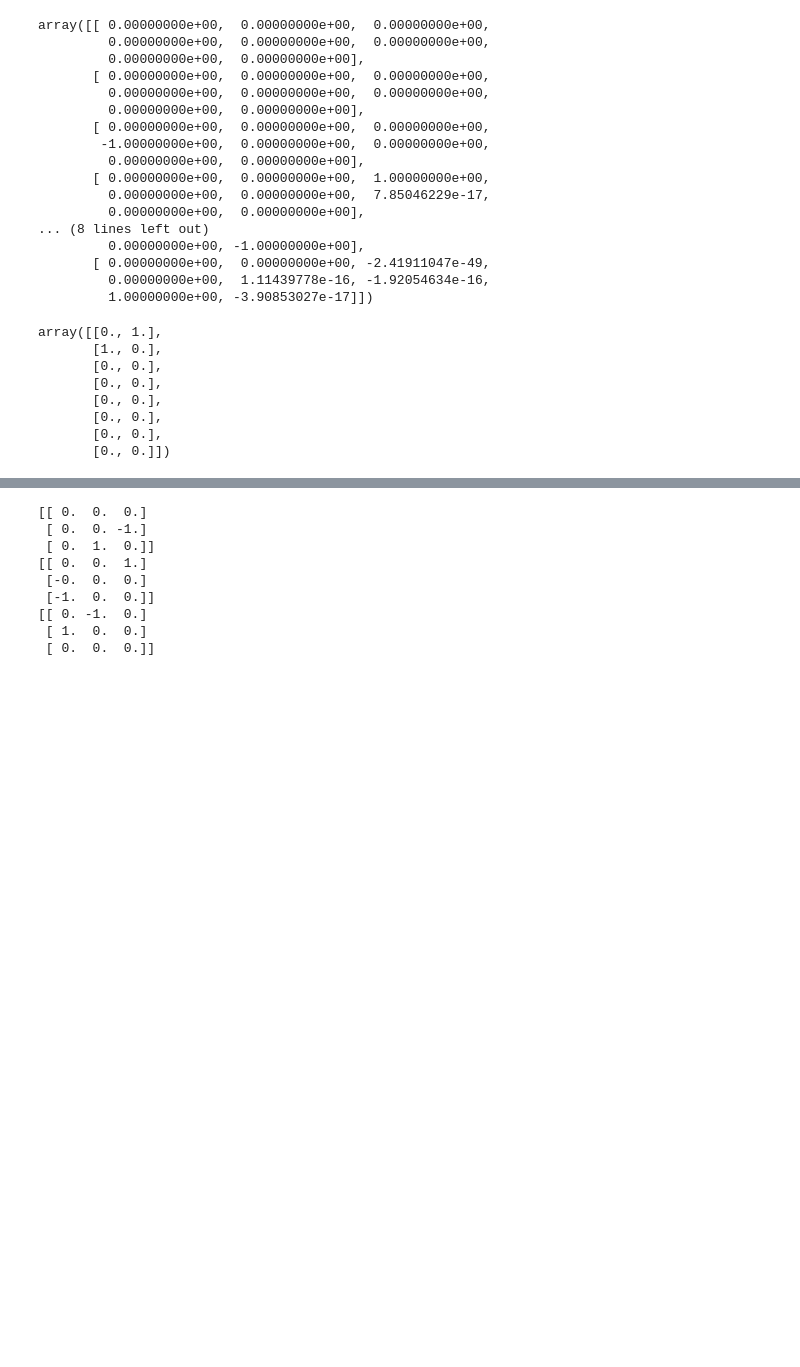
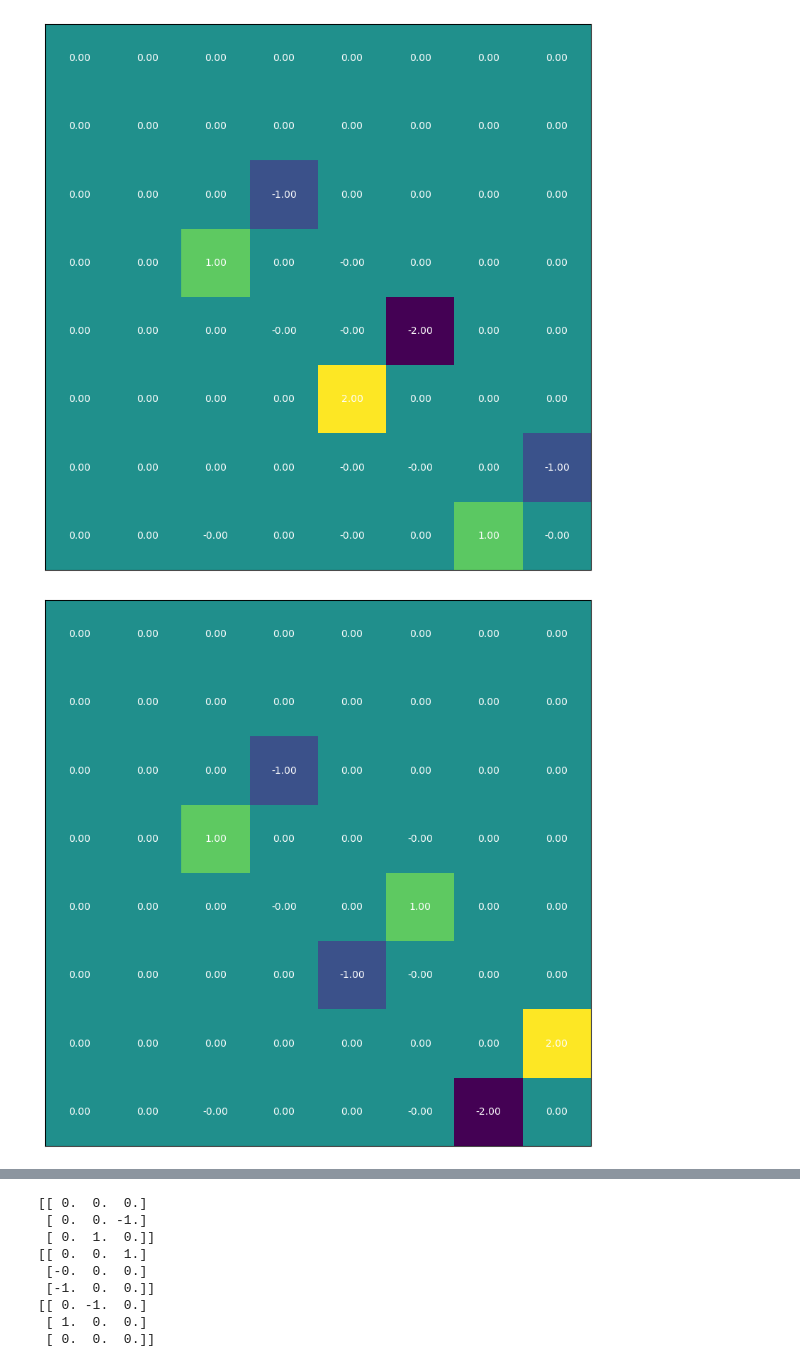
Before and after one commit to apuranik1/algebra, a Jupyter notebook: notebooks/scratch.ipynb, the cells around one changed output, grey strips where cells are left out. Saved outputs shown, nothing was run; the diff lists cells and outputs as text; code cells hidden in the pictures; blank space fills up the shorter version.

```diff
--- a/notebooks/scratch.ipynb
+++ b/notebooks/scratch.ipynb
@@ -31,4 +86,4 @@ def cartan_subalgebra(adjoint_rep: list[np.ndarray]) -> list[np.ndarray]:
 # %%
-basis = sun.su4.basis()
+basis = sun.su3.basis()
 # %%
 rep_matrices = adjoint_matrices(basis)
@@ -45,31 +90,14 @@ rep_matrices = adjoint_matrices(basis)
-# %%
-[np.round()]
-# %% [output]
-array([[ 0.00000000e+00,  0.00000000e+00,  0.00000000e+00,
-         0.00000000e+00,  0.00000000e+00,  0.00000000e+00,
-         0.00000000e+00,  0.00000000e+00],
-       [ 0.00000000e+00,  0.00000000e+00,  0.00000000e+00,
-         0.00000000e+00,  0.00000000e+00,  0.00000000e+00,
-         0.00000000e+00,  0.00000000e+00],
-       [ 0.00000000e+00,  0.00000000e+00,  0.00000000e+00,
-        -1.00000000e+00,  0.00000000e+00,  0.00000000e+00,
-         0.00000000e+00,  0.00000000e+00],
-       [ 0.00000000e+00,  0.00000000e+00,  1.00000000e+00,
-         0.00000000e+00,  0.00000000e+00,  7.85046229e-17,
-         0.00000000e+00,  0.00000000e+00],
-... (8 lines left out)
-         0.00000000e+00, -1.00000000e+00],
-       [ 0.00000000e+00,  0.00000000e+00, -2.41911047e-49,
-         0.00000000e+00,  1.11439778e-16, -1.92054634e-16,
-         1.00000000e+00, -3.90853027e-17]])
-# %%
-null_space(rep_matrices[0])
-# %% [output]
-array([[0., 1.],
-       [1., 0.],
-       [0., 0.],
-       [0., 0.],
-       [0., 0.],
-       [0., 0.],
-       [0., 0.],
-       [0., 0.]])
+# %%
+cartan = cartan_subalgebra(rep_matrices)
+# %%
+rep_matrix_stack = np.stack(rep_matrices, axis=-1)
+# %%
+cartan_mats = [rep_matrix_stack @ c for c in cartan]
+# %%
+from lie_groups.viz import complex_heatmap, heatmap
+
+for mat in cartan_mats:
+    heatmap(mat)
+# %% [output]
+[figure, added]
+[figure, added]
```
Also changed, not shown: parts of 7 cells of this notebook, 5 other files.
